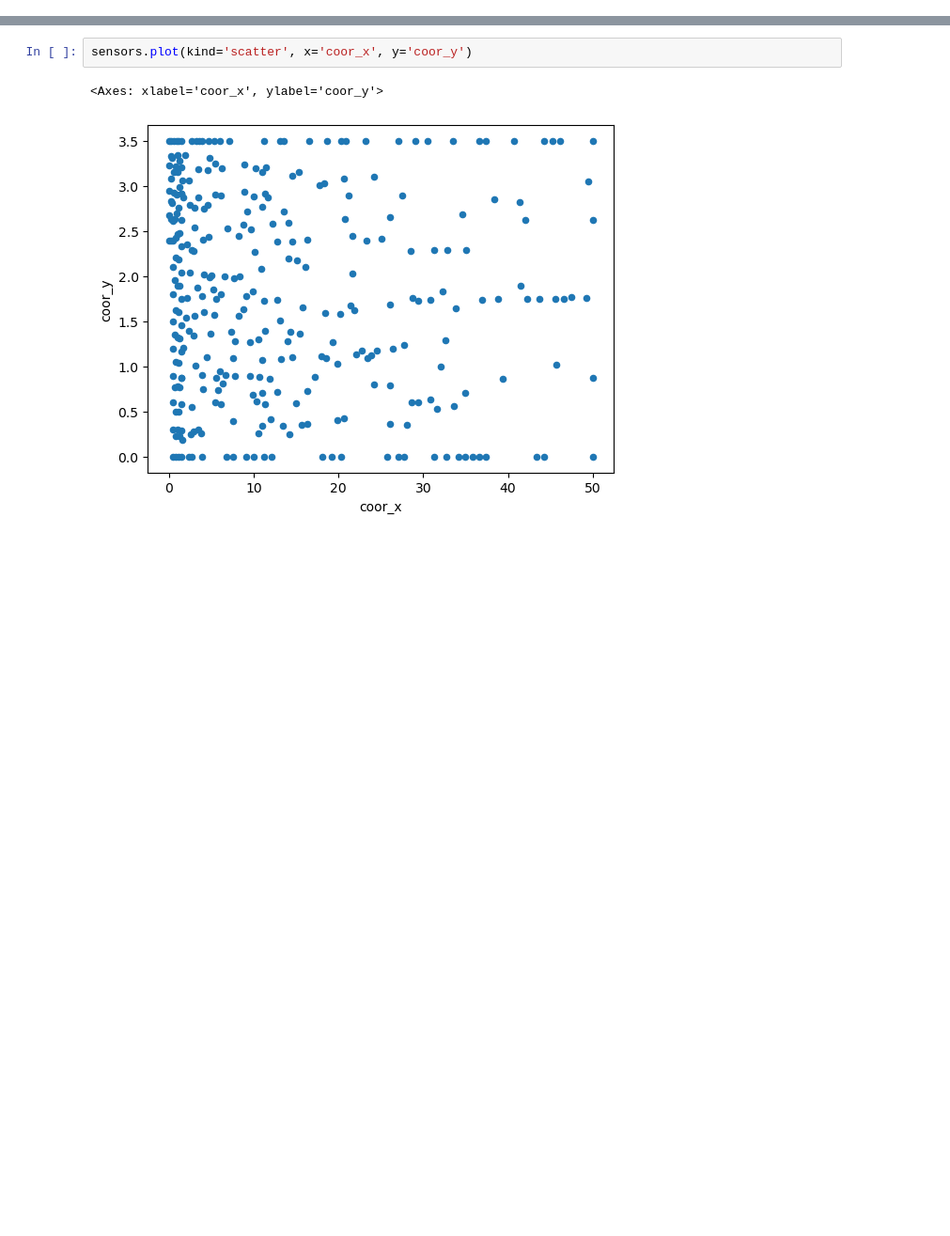
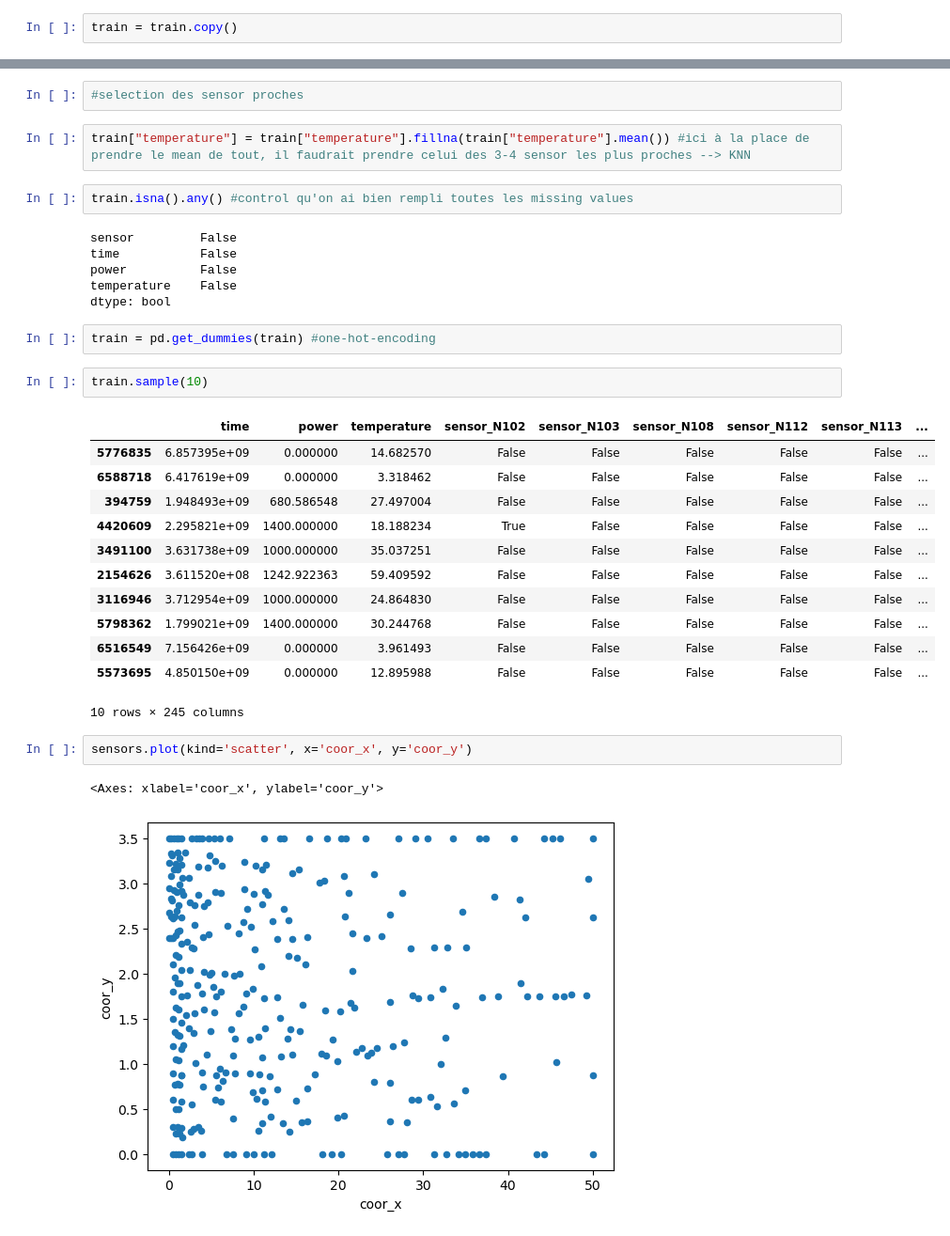
Before and after one commit to alicebeast/FinalProject_ML, a Jupyter notebook: projetdeAliceBG.ipynb, the cells around one changed output, grey strips where cells are left out. Shown at 94% size. Drawn from its saved outputs; the diff is of its cells as text; blank space fills up the shorter version.

```diff
--- a/projetdeAliceBG.ipynb
+++ b/projetdeAliceBG.ipynb
@@ -29,0 +16,2 @@ train.head(10)
+# %%
+train = train.copy()
@@ -30,3 +63,32 @@ train.head(10)
+# %%
+#selection des sensor proches
+# %%
+train["temperature"] = train["temperature"].fillna(train["temperature"].mean()) #ici à la place de prendre le mean de tout, il faudrait prendre celui des 3-4 sensor les plus proches --> KNN
+# %%
+train.isna().any() #control qu'on ai bien rempli toutes les missing values
+# %% [output]
+sensor         False
+time           False
+power          False
+temperature    False
+dtype: bool
+# %%
+train = pd.get_dummies(train) #one-hot-encoding
+# %%
+train.sample(10)
+# %% [output]
+|  | time | power | temperature | sensor_N102 | sensor_N103 | sensor_N108 | sensor_N112 | sensor_N113 | ... |
+| 5776835 | 6.857395e+09 | 0.000000 | 14.682570 | False | False | False | False | False | ... |
+| 6588718 | 6.417619e+09 | 0.000000 | 3.318462 | False | False | False | False | False | ... |
+| 394759 | 1.948493e+09 | 680.586548 | 27.497004 | False | False | False | False | False | ... |
+| 4420609 | 2.295821e+09 | 1400.000000 | 18.188234 | True | False | False | False | False | ... |
+| 3491100 | 3.631738e+09 | 1000.000000 | 35.037251 | False | False | False | False | False | ... |
+| 2154626 | 3.611520e+08 | 1242.922363 | 59.409592 | False | False | False | False | False | ... |
+| 3116946 | 3.712954e+09 | 1000.000000 | 24.864830 | False | False | False | False | False | ... |
+| 5798362 | 1.799021e+09 | 1400.000000 | 30.244768 | False | False | False | False | False | ... |
+| 6516549 | 7.156426e+09 | 0.000000 | 3.961493 | False | False | False | False | False | ... |
+| 5573695 | 4.850150e+09 | 0.000000 | 12.895988 | False | False | False | False | False | ... |
+10 rows × 245 columns
 # %%
 sensors.plot(kind='scatter', x='coor_x', y='coor_y')
 # %% [output]
```
Also changed, not shown: parts of 5 cells of this notebook, 2 other files.
